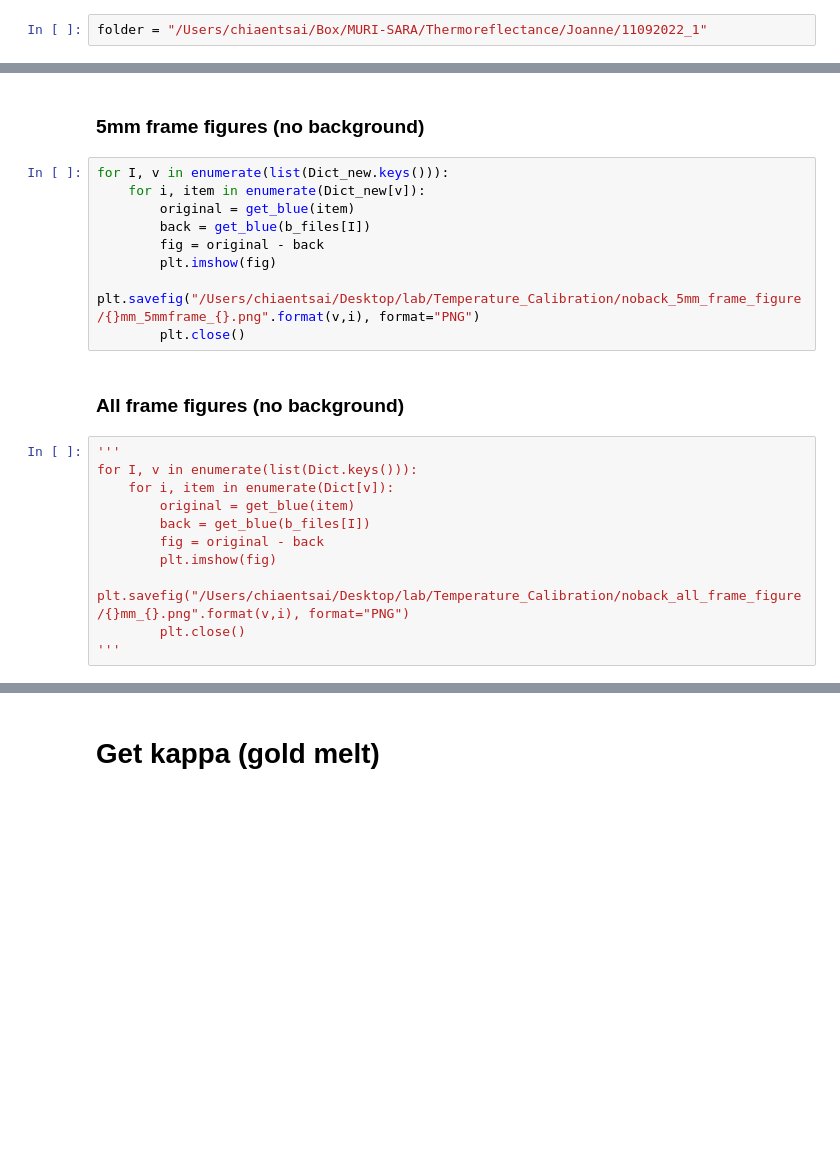
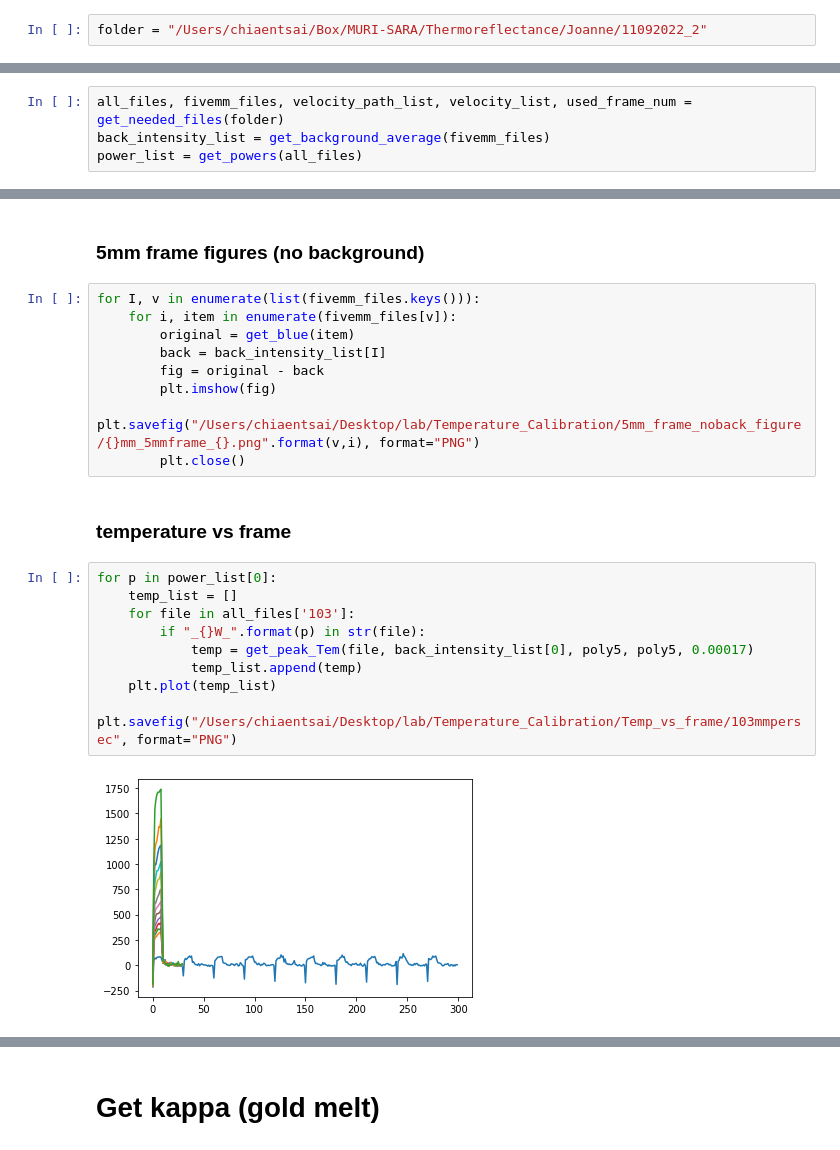
Before and after one commit to JoanneCETsai/Temperature_Calibration, a Jupyter notebook: main.ipynb, the cells around one changed output, grey strips where cells are left out. Drawn from its saved outputs; the diff is of its cells as text; blank space fills up the shorter version.

```diff
--- a/main.ipynb
+++ b/main.ipynb
@@ -11,4 +12,4 @@
 # %% [markdown]
 ### input needed: name of the folder containing different velocity's picture
 # %%
-folder = "/Users/chiaentsai/Box/MURI-SARA/Thermoreflectance/Joanne/11092022_1"
+folder = "/Users/chiaentsai/Box/MURI-SARA/Thermoreflectance/Joanne/11092022_2"
@@ -17,3 +16,7 @@ all_files, fivemm_files, velocity_list, used_frame_num = get_needed_files(folder
+# %%
+all_files, fivemm_files, velocity_path_list, velocity_list, used_frame_num = get_needed_files(folder)
+back_intensity_list = get_background_average(fivemm_files)
+power_list = get_powers(all_files)
 # %% [markdown]
 # Visualization
 # %% [markdown]
@@ -28,24 +31,25 @@ for v in list(fivemm_files.keys()):
 # %% [markdown]
 ### 5mm frame figures (no background)
 # %%
-for I, v in enumerate(list(Dict_new.keys())):
-    for i, item in enumerate(Dict_new[v]):
+for I, v in enumerate(list(fivemm_files.keys())):
+    for i, item in enumerate(fivemm_files[v]):
         original = get_blue(item)
-        back = get_blue(b_files[I])
+        back = back_intensity_list[I]
         fig = original - back
         plt.imshow(fig)
-        plt.savefig("/Users/chiaentsai/Desktop/lab/Temperature_Calibration/noback_5mm_frame_figure/{}mm_5mmframe_{}.png".format(v,i), format="PNG")
+        plt.savefig("/Users/chiaentsai/Desktop/lab/Temperature_Calibration/5mm_frame_noback_figure/{}mm_5mmframe_{}.png".format(v,i), format="PNG")
         plt.close()
-# %% [markdown]
-### All frame figures (no background)
-# %%
-'''
-for I, v in enumerate(list(Dict.keys())):
-    for i, item in enumerate(Dict[v]):
-        original = get_blue(item)
-        back = get_blue(b_files[I])
-        fig = original - back
-        plt.imshow(fig)
-        plt.savefig("/Users/chiaentsai/Desktop/lab/Temperature_Calibration/noback_all_frame_figure/{}mm_{}.png".format(v,i), format="PNG")
-        plt.close()
-'''
+# %% [markdown]
+### temperature vs frame
+# %%
+for p in power_list[0]:
+    temp_list = []
+    for file in all_files['103']:
+        if "_{}W_".format(p) in str(file):
+            temp = get_peak_Tem(file, back_intensity_list[0], poly5, poly5, 0.00017)
+            temp_list.append(temp)
+    plt.plot(temp_list)
+
+plt.savefig("/Users/chiaentsai/Desktop/lab/Temperature_Calibration/Temp_vs_frame/103mmpersec", format="PNG")
+# %% [output]
+[figure, added]
```
Also changed, not shown: parts of 3 cells of this notebook, 6 other files.
